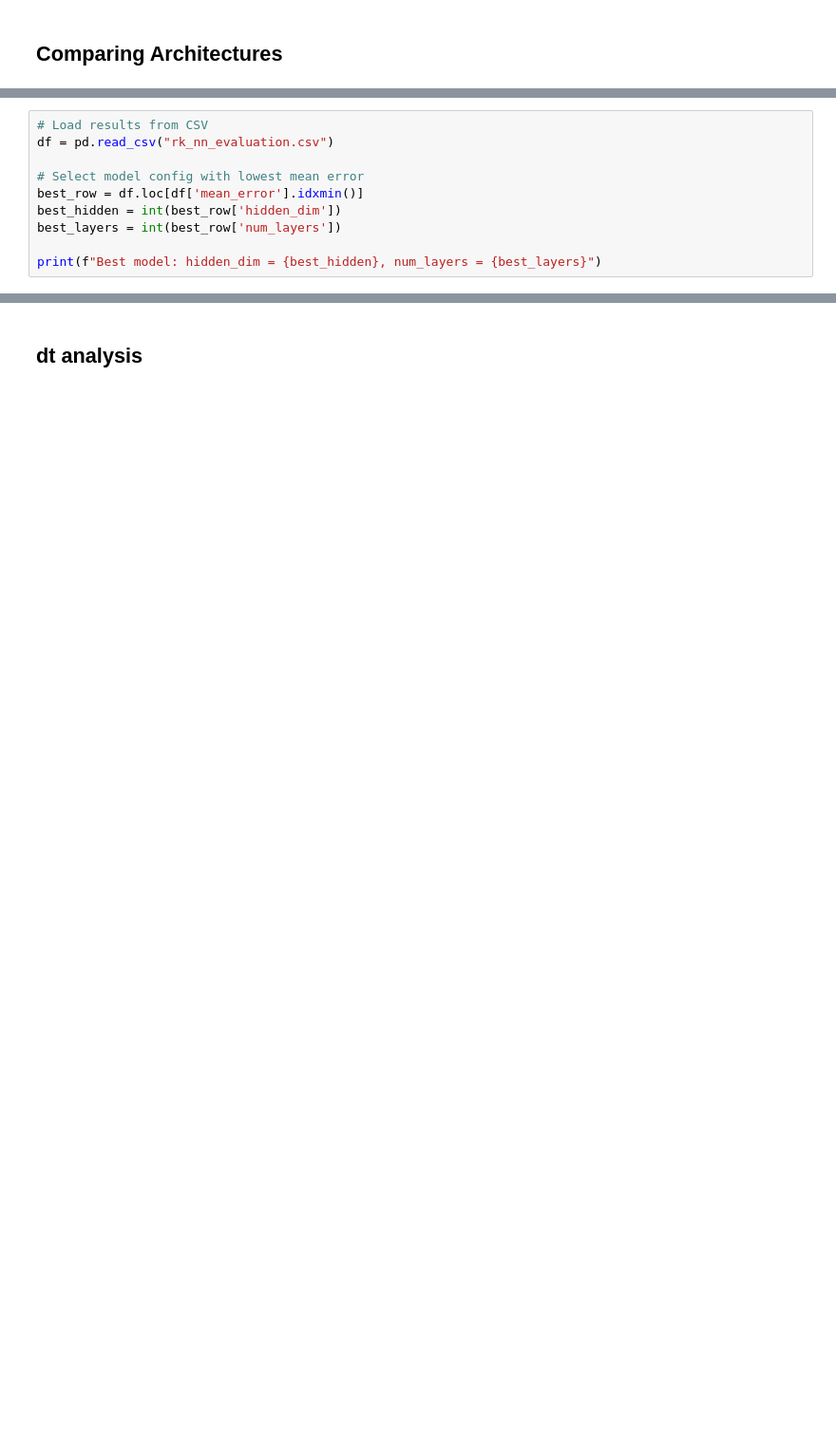
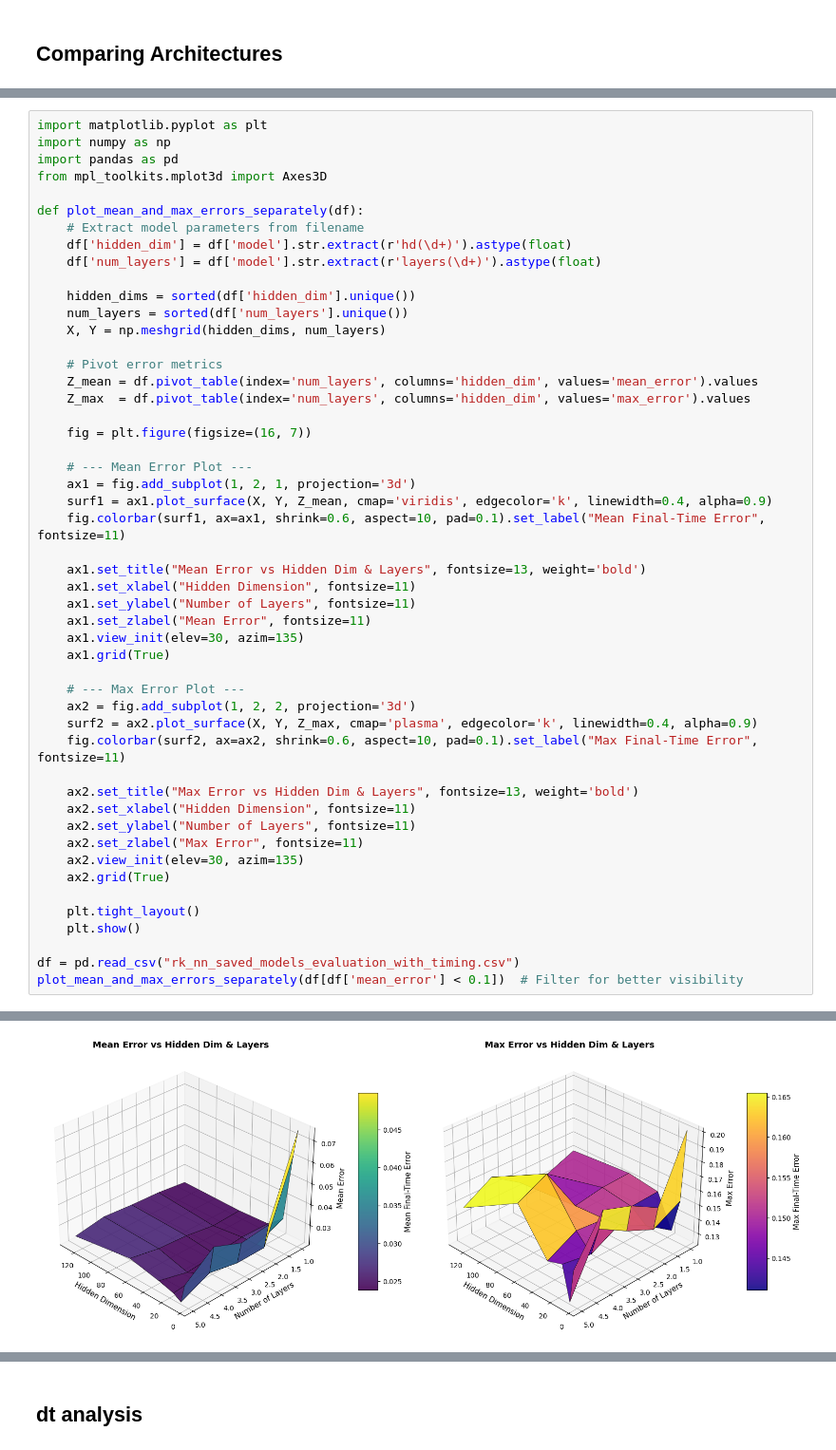
Before and after one commit to GeorgeWilliam1999/TrackExtrapolation, a Jupyter notebook: RK_PINNs/RK_PINN.ipynb, the cells around one changed output, grey strips where cells are left out. Shown at 95% size. Cells and saved outputs as stored; diff of their text form; blank space fills up the shorter version.

```diff
--- a/RK_PINNs/RK_PINN.ipynb
+++ b/RK_PINNs/RK_PINN.ipynb
@@ -631,10 +727,0 @@ plt.show()
-# %%
-# Load results from CSV
-df = pd.read_csv("rk_nn_evaluation.csv")
-
-# Select model config with lowest mean error
-best_row = df.loc[df['mean_error'].idxmin()]
-best_hidden = int(best_row['hidden_dim'])
-best_layers = int(best_row['num_layers'])
-
-print(f"Best model: hidden_dim = {best_hidden}, num_layers = {best_layers}")
@@ -642,0 +821,51 @@ Best model: hidden_dim = 16, num_layers = 3
+# %%
+import matplotlib.pyplot as plt
+import numpy as np
+import pandas as pd
+from mpl_toolkits.mplot3d import Axes3D
+
+def plot_mean_and_max_errors_separately(df):
+    # Extract model parameters from filename
+    df['hidden_dim'] = df['model'].str.extract(r'hd(\d+)').astype(float)
+    df['num_layers'] = df['model'].str.extract(r'layers(\d+)').astype(float)
+
+    hidden_dims = sorted(df['hidden_dim'].unique())
+    num_layers = sorted(df['num_layers'].unique())
+    X, Y = np.meshgrid(hidden_dims, num_layers)
+
+    # Pivot error metrics
+    Z_mean = df.pivot_table(index='num_layers', columns='hidden_dim', values='mean_error').values
+    Z_max  = df.pivot_table(index='num_layers', columns='hidden_dim', values='max_error').values
+
+    fig = plt.figure(figsize=(16, 7))
+
+    # --- Mean Error Plot ---
+    ax1 = fig.add_subplot(1, 2, 1, projection='3d')
+    surf1 = ax1.plot_surface(X, Y, Z_mean, cmap='viridis', edgecolor='k', linewidth=0.4, alpha=0.9)
+    fig.colorbar(surf1, ax=ax1, shrink=0.6, aspect=10, pad=0.1).set_label("Mean Final-Time Error", fontsize=11)
+
+    ax1.set_title("Mean Error vs Hidden Dim & Layers", fontsize=13, weight='bold')
+    ax1.set_xlabel("Hidden Dimension", fontsize=11)
+    ax1.set_ylabel("Number of Layers", fontsize=11)
+    ax1.set_zlabel("Mean Error", fontsize=11)
+    ax1.view_init(elev=30, azim=135)
+    ax1.grid(True)
+
+    # --- Max Error Plot ---
+    ax2 = fig.add_subplot(1, 2, 2, projection='3d')
+    surf2 = ax2.plot_surface(X, Y, Z_max, cmap='plasma', edgecolor='k', linewidth=0.4, alpha=0.9)
+    fig.colorbar(surf2, ax=ax2, shrink=0.6, aspect=10, pad=0.1).set_label("Max Final-Time Error", fontsize=11)
+
+    ax2.set_title("Max Error vs Hidden Dim & Layers", fontsize=13, weight='bold')
+    ax2.set_xlabel("Hidden Dimension", fontsize=11)
+    ax2.set_ylabel("Number of Layers", fontsize=11)
+    ax2.set_zlabel("Max Error", fontsize=11)
+    ax2.view_init(elev=30, azim=135)
+    ax2.grid(True)
+
+    plt.tight_layout()
+    plt.show()
+
+df = pd.read_csv("rk_nn_saved_models_evaluation_with_timing.csv")
+plot_mean_and_max_errors_separately(df[df['mean_error'] < 0.1])  # Filter for better visibility
+# %% [output]
@@ -642,0 +883 @@ Best model: hidden_dim = 16, num_layers = 3
+[figure, added]
```
Also changed, not shown: parts of 21 cells of this notebook, 11 other files.
